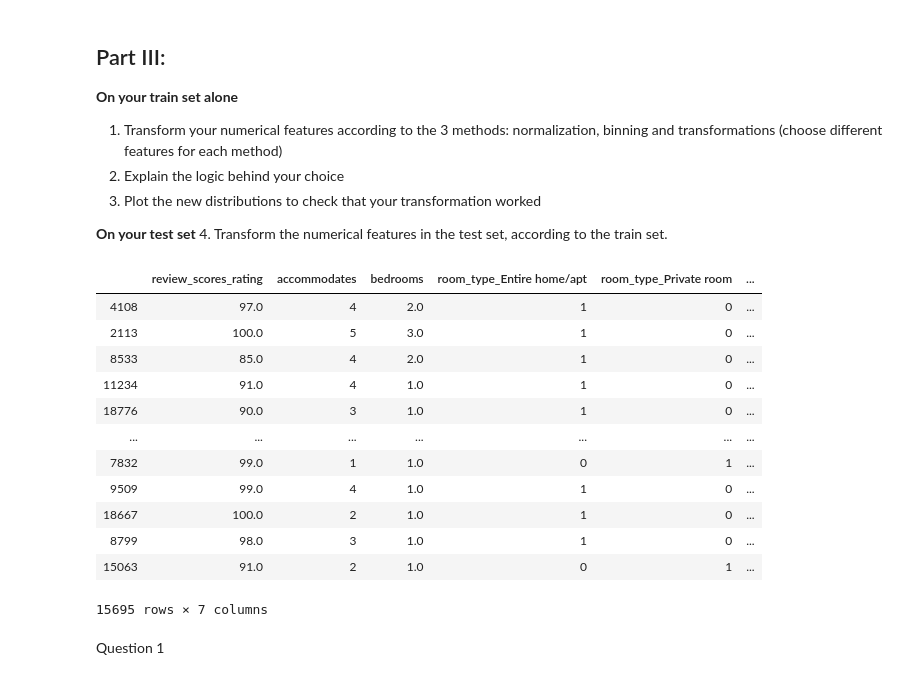
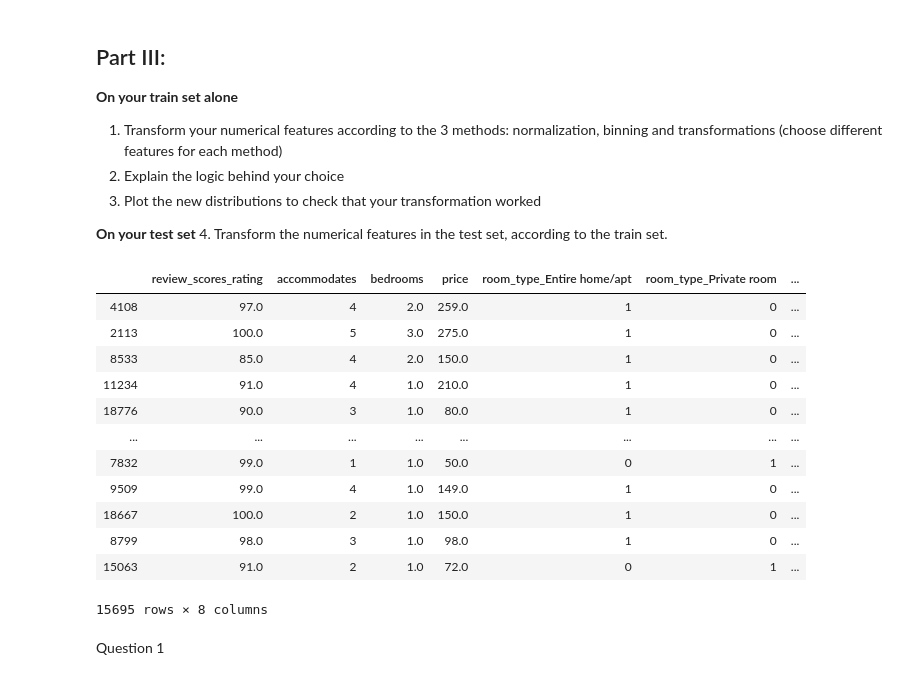
Before and after one commit to dbanach/JupyterNotebooks, a Jupyter notebook: preprocessing/Data_Preprocessing_Assignment_I.ipynb, the cells around one changed output. Cells and saved outputs as stored; diff of their text form; code cells hidden in the pictures.

```diff
--- a/preprocessing/Data_Preprocessing_Assignment_I.ipynb
+++ b/preprocessing/Data_Preprocessing_Assignment_I.ipynb
@@ -277,7 +277,7 @@ df.head()
 Question 1
 Since room_type is a nominal categorical feature, since there's no especific order in hope or private room or shared room, i choose the one-hot-encoding method, since it's the most common to deal with this.
 # %%
-X_train = pd.get_dummies(X_train,columns = ['room_type']).drop(columns =['room_type_Shared room'])
+train = pd.get_dummies(train,columns = ['room_type']).drop(columns =['room_type_Shared room'])
 # didint do drop_first =True because it dropped the column with most "1"
 # %%
-X_train = pd.get_dummies(X_train,columns = ['property_type'],drop_first=True)
+train = pd.get_dummies(train,columns = ['property_type'],drop_first=True)
@@ -292,6 +308,6 @@ Question 3
 # %% [markdown]
 DISPLAYING ALL THE DISTRIBUTIONS
 # %%
-for col in (set(X_train.columns)-set(X_test.columns)):
-    ax = sns.countplot(x = col, data=X_train[X_train[col].notna()])
+for col in (set(train.columns)-set(test.columns)):
+    ax = sns.countplot(x = col, data=train[train[col].notna()])
     plt.show()
@@ -331,7 +361,7 @@ That wont add much information so i'll drop the following columns:
  In order to do that i'll do a for loop to drop each column besides property...apartment and house, because does could be relevant
 # %%
 to_drop = []
-for col in X_train.columns:
+for col in train.columns:
     #print(col)
     if 'property' in col:
 
@@ -342,4 +372,4 @@ for col in X_train.columns:
 
 
 for col in to_drop:
-    X_train.drop(columns=[col],inplace=True)
+    train.drop(columns=[col],inplace=True)
@@ -417,21 +445,21 @@ array([ True,  True,  True,  True,  True,  True,  True])
  4. Transform the numerical features in the test set, according to the train set.
 # %%
 # your code here
-X_train
+train
 # %% [output]
-|  | review_scores_rating | accommodates | bedrooms | room_type_Entire home/apt | room_type_Private room | ... |
-| 4108 | 97.0 | 4 | 2.0 | 1 | 0 | ... |
-| 2113 | 100.0 | 5 | 3.0 | 1 | 0 | ... |
-| 8533 | 85.0 | 4 | 2.0 | 1 | 0 | ... |
-| 11234 | 91.0 | 4 | 1.0 | 1 | 0 | ... |
-| 18776 | 90.0 | 3 | 1.0 | 1 | 0 | ... |
-| ... | ... | ... | ... | ... | ... | ... |
-| 7832 | 99.0 | 1 | 1.0 | 0 | 1 | ... |
-| 9509 | 99.0 | 4 | 1.0 | 1 | 0 | ... |
-| 18667 | 100.0 | 2 | 1.0 | 1 | 0 | ... |
-| 8799 | 98.0 | 3 | 1.0 | 1 | 0 | ... |
-| 15063 | 91.0 | 2 | 1.0 | 0 | 1 | ... |
+|  | review_scores_rating | accommodates | bedrooms | price | room_type_Entire home/apt | room_type_Private room | ... |
+| 4108 | 97.0 | 4 | 2.0 | 259.0 | 1 | 0 | ... |
+| 2113 | 100.0 | 5 | 3.0 | 275.0 | 1 | 0 | ... |
+| 8533 | 85.0 | 4 | 2.0 | 150.0 | 1 | 0 | ... |
+| 11234 | 91.0 | 4 | 1.0 | 210.0 | 1 | 0 | ... |
+| 18776 | 90.0 | 3 | 1.0 | 80.0 | 1 | 0 | ... |
+| ... | ... | ... | ... | ... | ... | ... | ... |
+| 7832 | 99.0 | 1 | 1.0 | 50.0 | 0 | 1 | ... |
+| 9509 | 99.0 | 4 | 1.0 | 149.0 | 1 | 0 | ... |
+| 18667 | 100.0 | 2 | 1.0 | 150.0 | 1 | 0 | ... |
+| 8799 | 98.0 | 3 | 1.0 | 98.0 | 1 | 0 | ... |
+| 15063 | 91.0 | 2 | 1.0 | 72.0 | 0 | 1 | ... |
-15695 rows × 7 columns
+15695 rows × 8 columns
 # %% [markdown]
 Question 1
 # %%
```
Also changed, not shown: parts of 41 cells of this notebook.
